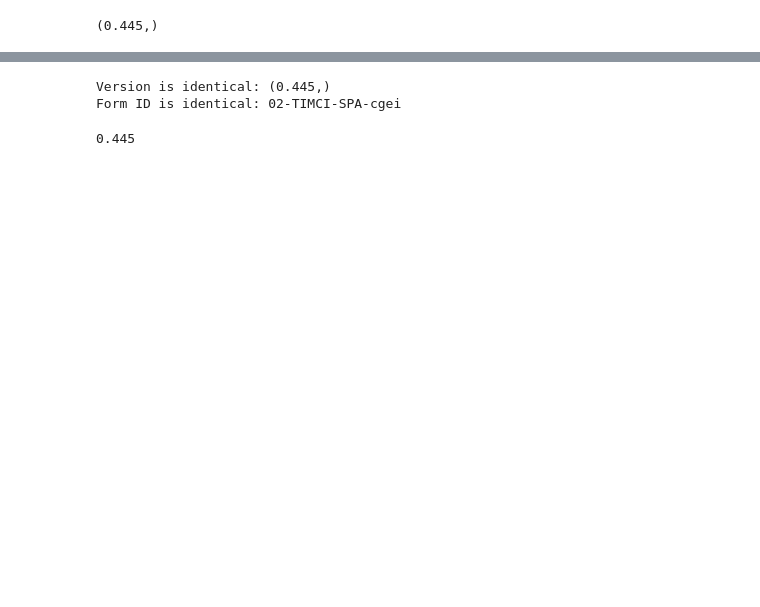
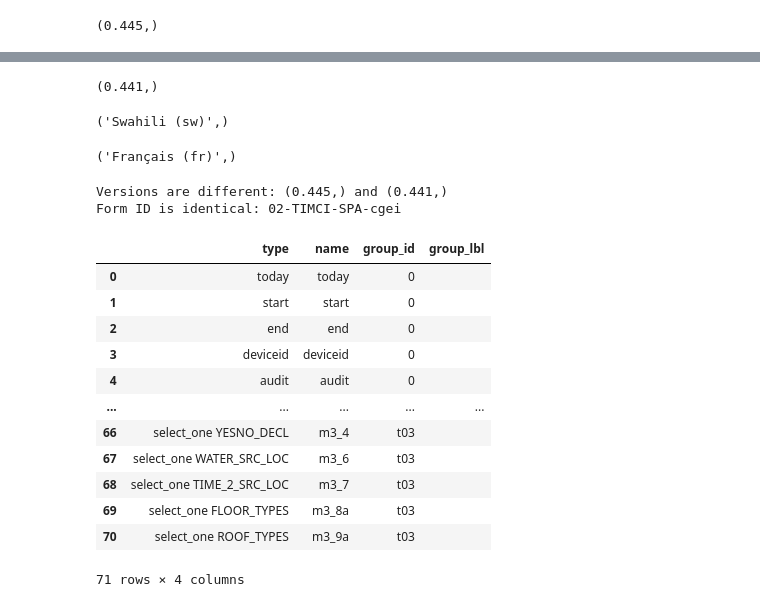
Before and after one commit to Research-IT-Swiss-TPH/dct-comparator, a Jupyter notebook: extract_info_from_xlsforms.ipynb, the cells around one changed output, grey strips where cells are left out. Saved outputs shown, nothing was run; the diff lists cells and outputs as text; code cells hidden in the pictures; blank space fills up the shorter version.

Commit message:
Add comparisons between questions

```diff
--- a/extract_info_from_xlsforms.ipynb
+++ b/extract_info_from_xlsforms.ipynb
@@ -19,3 +22,6 @@ def create_form_from_xls(in_xlsx):
     out = form.Form(in_xlsx, survey = "SPA exit interview")
 
     return out
+# %%
+f1 = create_form_from_xls(in_xlsx1)
+f2 = create_form_from_xls(in_xlsx2)
@@ -22,5 +38,4 @@ def create_form_from_xls(in_xlsx):
 # %%
-f1 = create_form_from_xls(in_xlsx)
 f1.getVersion()
 # %% [output]
 (0.445,)
@@ -37,9 +42,34 @@ settings_df.loc[0]["default_language"]
+# %%
+f2.getVersion()
+# %% [output]
+(0.441,)
+# %%
+f1.getDefaultLanguage()
+# %% [output]
+('Swahili (sw)',)
+# %%
+f2.getDefaultLanguage()
+# %% [output]
+('Français (fr)',)
 # %%
-print(f1.compare(f1))
+print(f1.compare(f2))
 # %% [output]
-Version is identical: (0.445,)
+Versions are different: (0.445,) and (0.441,)
 Form ID is identical: 02-TIMCI-SPA-cgei
-# %%
-settings_df.loc[0]["version"]
-# %% [output]
-0.445
+# %%
+df1 = f1.getQuestions()
+df1
+# %% [output]
+|  | type | name | group_id | group_lbl |
+| 0 | today | today | 0 |  |
+| 1 | start | start | 0 |  |
+| 2 | end | end | 0 |  |
+| 3 | deviceid | deviceid | 0 |  |
+| 4 | audit | audit | 0 |  |
+| ... | ... | ... | ... | ... |
+| 66 | select_one YESNO_DECL | m3_4 | t03 |  |
+| 67 | select_one WATER_SRC_LOC | m3_6 | t03 |  |
+| 68 | select_one TIME_2_SRC_LOC | m3_7 | t03 |  |
+| 69 | select_one FLOOR_TYPES | m3_8a | t03 |  |
+| 70 | select_one ROOF_TYPES | m3_9a | t03 |  |
+71 rows × 4 columns
```
Also changed, not shown: parts of 18 cells of this notebook, 1 other file.
